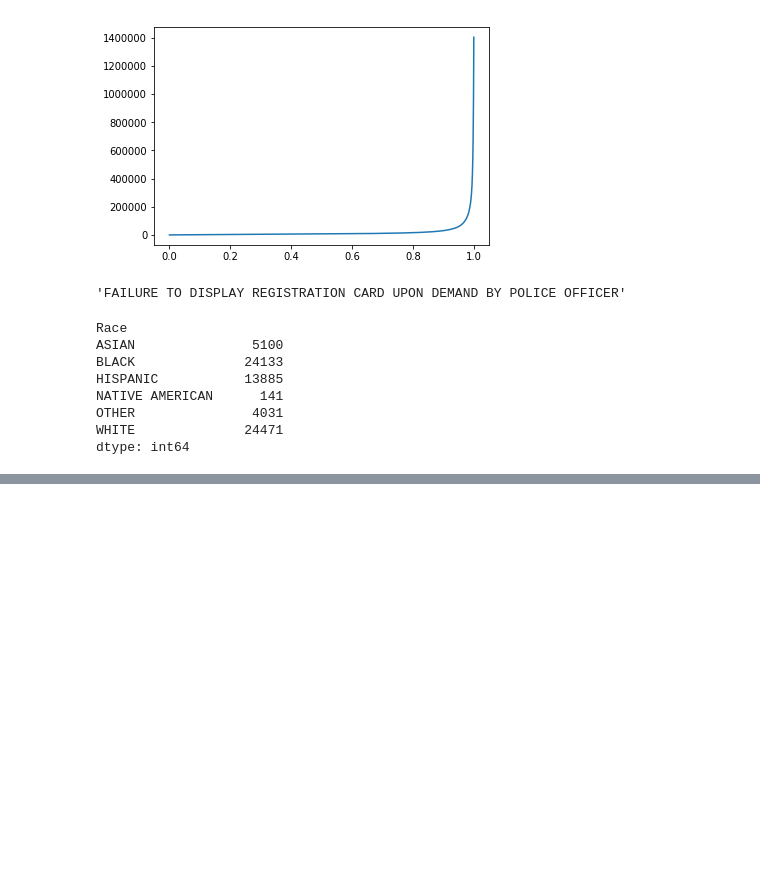
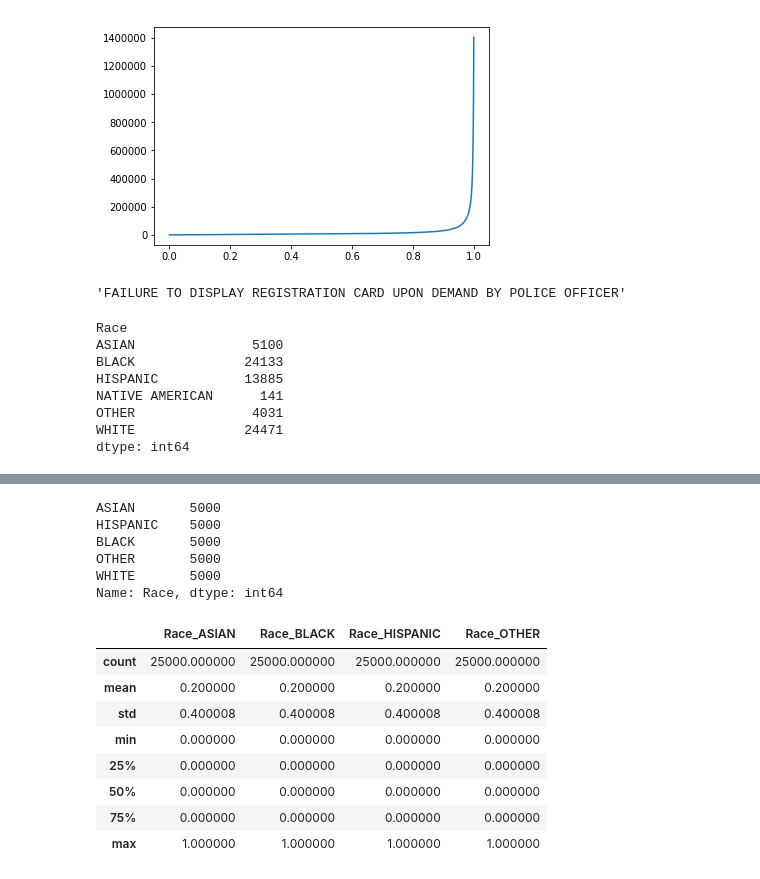
Before and after one commit to mguptaphd/Module3_Project, a Jupyter notebook: Scratchwork.ipynb, the cells around one changed output, grey strips where cells are left out. Drawn from its saved outputs; the diff is of its cells as text; code cells hidden in the pictures; blank space fills up the shorter version.

Commit message:
Added sampling function and linear regression by race

```diff
--- a/Scratchwork.ipynb
+++ b/Scratchwork.ipynb
@@ -268,0 +269,26 @@ df_hispanic.head()
+# %%
+def sample_from_traffic(n_sample, connection, race=None):
+    """Returns a random sample from the specified sqlite db connection, from the table called traffic.
+    Order is randomized.
+    Can specify a race to filter on.
+    Prints the equivalent SQL query.
+    Returns the dataframe result of the SQL query"""
+    if race:
+        condition = "WHERE race ='{}'".format(race.upper())
+    else:
+        condition = "--"
+    sql_str = '''
+        SELECT * FROM traffic
+        {0}
+        ORDER BY RANDOM()
+        LIMIT {1}
+        '''.format(condition, n_sample)
+    print(sql_str)
+    df = pd.read_sql_query(sql_str, connection)
+    return df
+# %%
+df_white = sample_from_traffic(5000, conn, 'White')
+df_black = sample_from_traffic(5000, conn, 'Black')
+df_hispanic = sample_from_traffic(5000, conn, 'Hispanic')
+df_asian = sample_from_traffic(5000, conn, 'Asian')
+df_other = sample_from_traffic(5000, conn, 'other')
@@ -268,0 +313,27 @@ df_hispanic.head()
+# %%
+df_race_sample = pd.concat([df_white, df_asian, df_black, df_hispanic, df_other])
+df_race_sample.Race.value_counts()
+# %% [output]
+ASIAN       5000
+HISPANIC    5000
+BLACK       5000
+OTHER       5000
+WHITE       5000
+Name: Race, dtype: int64
+# %%
+X = pd.get_dummies(df_race_sample['Race'], prefix='Race')
+X = X.drop(columns='Race_WHITE')
+y = (df_race_sample['Violation Type'] == 'Citation')*1
+y.columns = ['Citation']
+# %%
+X.describe()
+# %% [output]
+|  | Race_ASIAN | Race_BLACK | Race_HISPANIC | Race_OTHER |
+| count | 25000.000000 | 25000.000000 | 25000.000000 | 25000.000000 |
+| mean | 0.200000 | 0.200000 | 0.200000 | 0.200000 |
+| std | 0.400008 | 0.400008 | 0.400008 | 0.400008 |
+| min | 0.000000 | 0.000000 | 0.000000 | 0.000000 |
+| 25% | 0.000000 | 0.000000 | 0.000000 | 0.000000 |
+| 50% | 0.000000 | 0.000000 | 0.000000 | 0.000000 |
+| 75% | 0.000000 | 0.000000 | 0.000000 | 0.000000 |
+| max | 1.000000 | 1.000000 | 1.000000 | 1.000000 |
```
Also changed, not shown: parts of 11 cells of this notebook.
